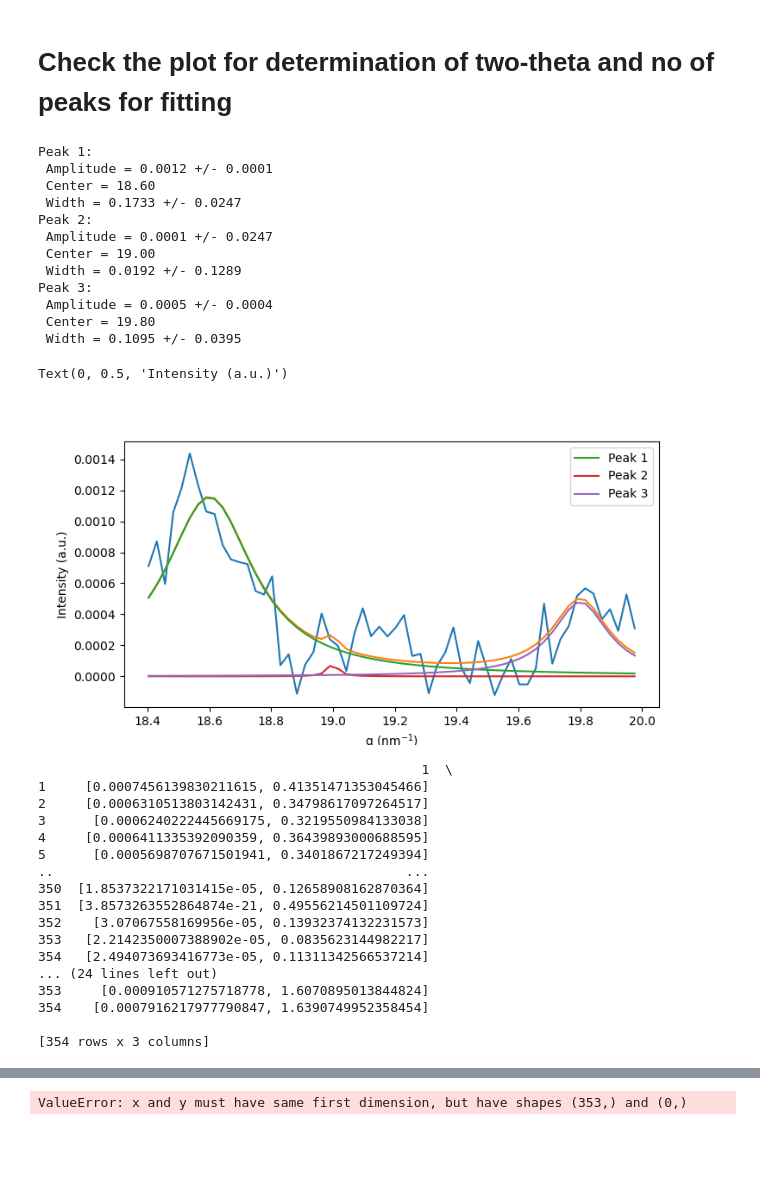
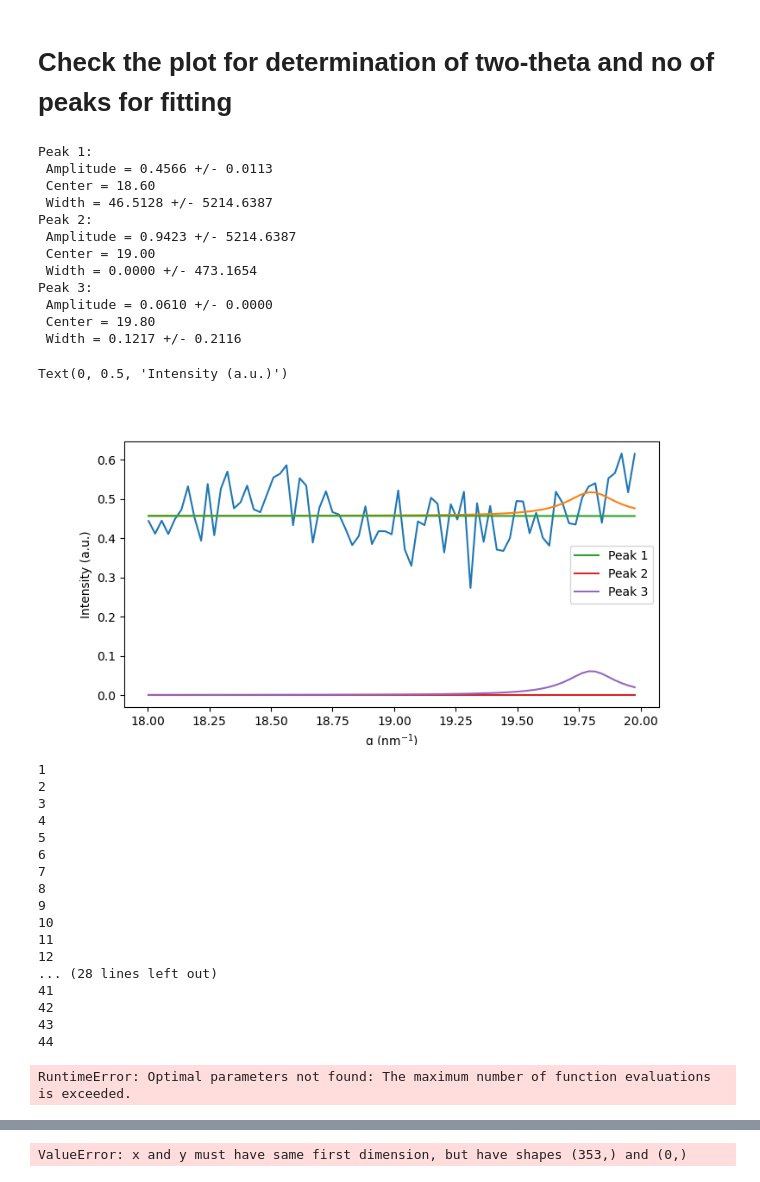
Before and after one commit to PronoyDutta/SAXS_WAXS, a Jupyter notebook: fitting_data.ipynb, the cells around one changed output, grey strips where cells are left out. Drawn from its saved outputs; the diff is of its cells as text; code cells hidden in the pictures; blank space fills up the shorter version.

```diff
--- a/fitting_data.ipynb
+++ b/fitting_data.ipynb
@@ -93,6 +94,9 @@ def multi_lorentzian(x, *params):
         w0 = params[2*j+1]
         y += lorentzian(x, a, x0, w0)
     return y
+# %%
+def smooth_data(data, window_length=10, polyorder=3):
+    return savgol_filter(data, window_length, polyorder)
 # %% [markdown]
 # Read all the files
 # %%
@@ -393,7 +397,7 @@ Name: 0, Length: 1017, dtype: float64
 # %%
 # Filter data between ranges
 
-min_x = 18.4
+min_x = 18
 max_x = 20
 
 X_positions = corrected_waxs_files[starting_file].iloc[:,0]
@@ -409,8 +413,8 @@ x_filtered = []
 y_filtered = []
 
 for entry in range(start_row, end_row+1):
-    x_temp = corrected_waxs_files[2].iloc[entry,0]
-    y_temp = corrected_waxs_files[2].iloc[entry,1]
+    x_temp = corrected_waxs_files[44].iloc[entry,0]
+    y_temp = corrected_waxs_files[44].iloc[entry,1]
     x_filtered.append(x_temp)
     y_filtered.append(y_temp)
 
@@ -434,40 +438,40 @@ perr_lorentzian = np.sqrt(np.diag(pcov_lorentz)) # Calculating the errors from t
 
 
 for i in range(len(mean_positions)):
     print(f"Peak {i+1}:")
     print(f" Amplitude = {popt_lorentz[2*i]:.4f} +/- {perr_lorentzian[i]:.4f}")
     print(f" Center = {mean_positions[i]:.2f}")
     print(f" Width = {popt_lorentz[2*i +1]:.4f} +/- {perr_lorentzian[2*i +1]:.4f}")
 
 plt.figure(figsize= (8,4))
 
 plt.plot(x_filtered, y_filtered)
 plt.plot(x_filtered, multi_lorentzian(x_filtered, *popt_lorentz))
 
 #for i in range(0, len(popt_lorentz), 3):
 #    plt.plot(x_filtered, lorentzian(x_filtered, popt_lorentz[i], popt_lorentz[i+1], popt_lorentz[i+2]), label=f'Peak {i//3 + 1}')
 
 for j in range(len(mean_positions)):
     plt.plot(x_filtered, lorentzian(x_filtered, popt_lorentz[2*j], mean_positions[j], popt_lorentz[2*j+1]), label=f'Peak {j + 1}')
     plt.legend()
 
 plt.xlabel("q (nm$^{-1}$)")
 plt.ylabel("Intensity (a.u.)")
 # %% [output]
 Peak 1:
- Amplitude = 0.0012 +/- 0.0001
+ Amplitude = 0.4566 +/- 0.0113
  Center = 18.60
- Width = 0.1733 +/- 0.0247
+ Width = 46.5128 +/- 5214.6387
 Peak 2:
- Amplitude = 0.0001 +/- 0.0247
+ Amplitude = 0.9423 +/- 5214.6387
  Center = 19.00
- Width = 0.0192 +/- 0.1289
+ Width = 0.0000 +/- 473.1654
 Peak 3:
- Amplitude = 0.0005 +/- 0.0004
+ Amplitude = 0.0610 +/- 0.0000
  Center = 19.80
- Width = 0.1095 +/- 0.0395
+ Width = 0.1217 +/- 0.2116
 Text(0, 0.5, 'Intensity (a.u.)')
-[figure, old version]
+[figure, new version]
 # %%
 # Filter data between ranges
 
@@ -481,7 +485,7 @@ end_row = np.max(indices_within_range)
 df_curves = pd.DataFrame() # Dataframe to save the fitted peak area and widths
 
 
-initial_guess = [0.005, 0.1] * len(mean_positions) # List for initial guesses for peak amplitude and width
+initial_guess = [0, 0.1] * len(mean_positions) # List for initial guesses for peak amplitude and width
 
 # Define bounds for amplitude and width Required to keep amplitudes within positive values
 lower_bounds = [0, 0] * (len(mean_positions))
@@ -490,7 +494,7 @@ bounds = (lower_bounds, upper_bounds)
 
 # Create new list with the filtered data
 for file_number in range(starting_file, last_file+1):
-
+    print(file_number)
     x_filtered = []
     y_filtered = []
 
@@ -519,25 +523,25 @@ for file_number in range(starting_file, last_file+1):
         temp_df_curve = pd.DataFrame(temp_dict, index= [file_number])
 
     df_curves = pd.concat([df_curves, temp_df_curve])
-print(df_curves)
 # %% [output]
-                                                 1  \
-1     [0.0007456139830211615, 0.41351471353045466]
-2     [0.0006310513803142431, 0.34798617097264517]
-3      [0.0006240222445669175, 0.3219550984133038]
-4     [0.0006411335392090359, 0.36439893000688595]
-5      [0.0005698707671501941, 0.3401867217249394]
-..                                             ...
-350  [1.8537322171031415e-05, 0.12658908162870364]
-351  [3.8573263552864874e-21, 0.49556214501109724]
-352    [3.07067558169956e-05, 0.13932374132231573]
-353   [2.2142350007388902e-05, 0.0835623144982217]
-354   [2.494073693416773e-05, 0.11311342566537214]
-... (24 lines left out)
-353     [0.000910571275718778, 1.6070895013844824]
-354    [0.0007916217977790847, 1.6390749952358454]
-
-[354 rows x 3 columns]
+1
+2
+3
+4
+5
+6
+7
+8
+9
+10
+11
+12
+... (28 lines left out)
+41
+42
+43
+44
+RuntimeError: Optimal parameters not found: The maximum number of function evaluations is exceeded.
 # %%
 # plt.figure()
 x1, y1, y2, y3, y4, y5 = [[] for _ in range(6)]
```
Also changed, not shown: parts of 3 cells of this notebook, 1 other file.
